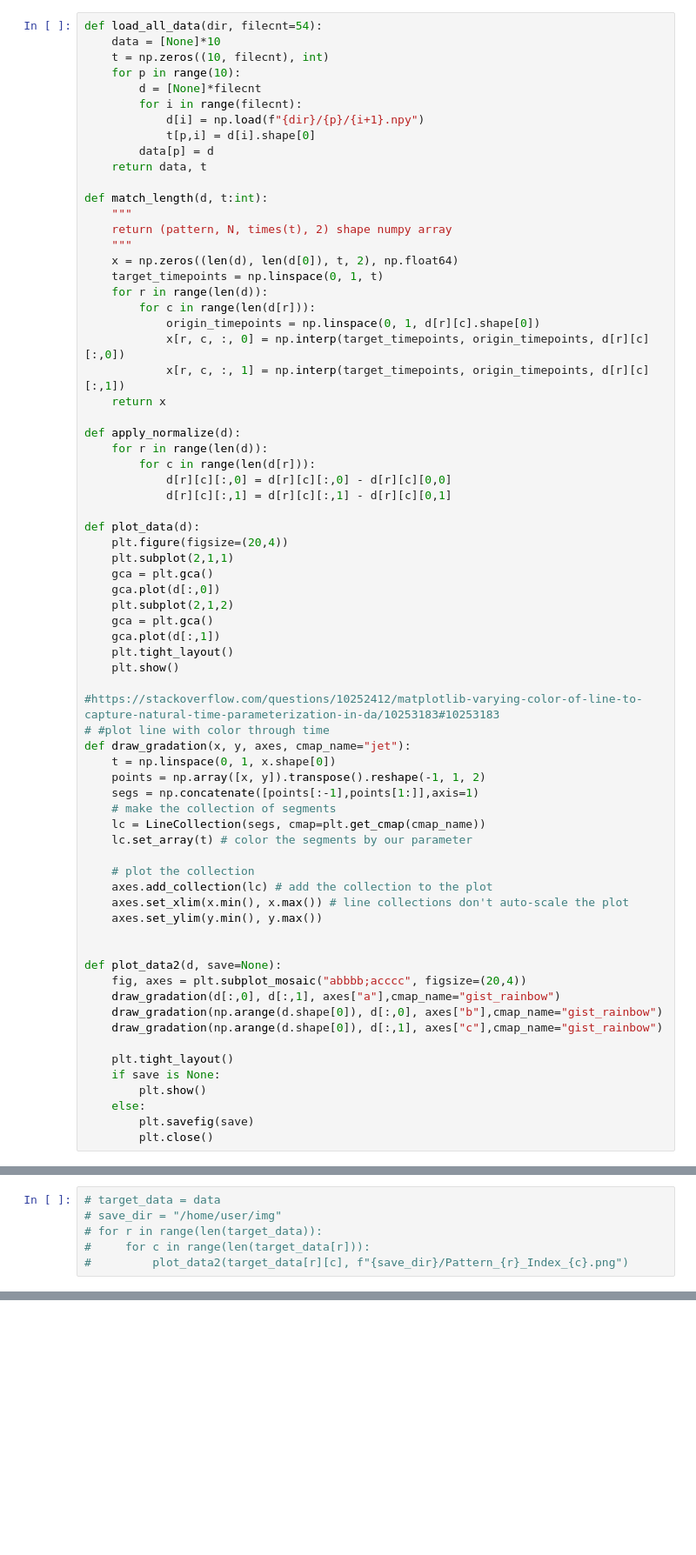
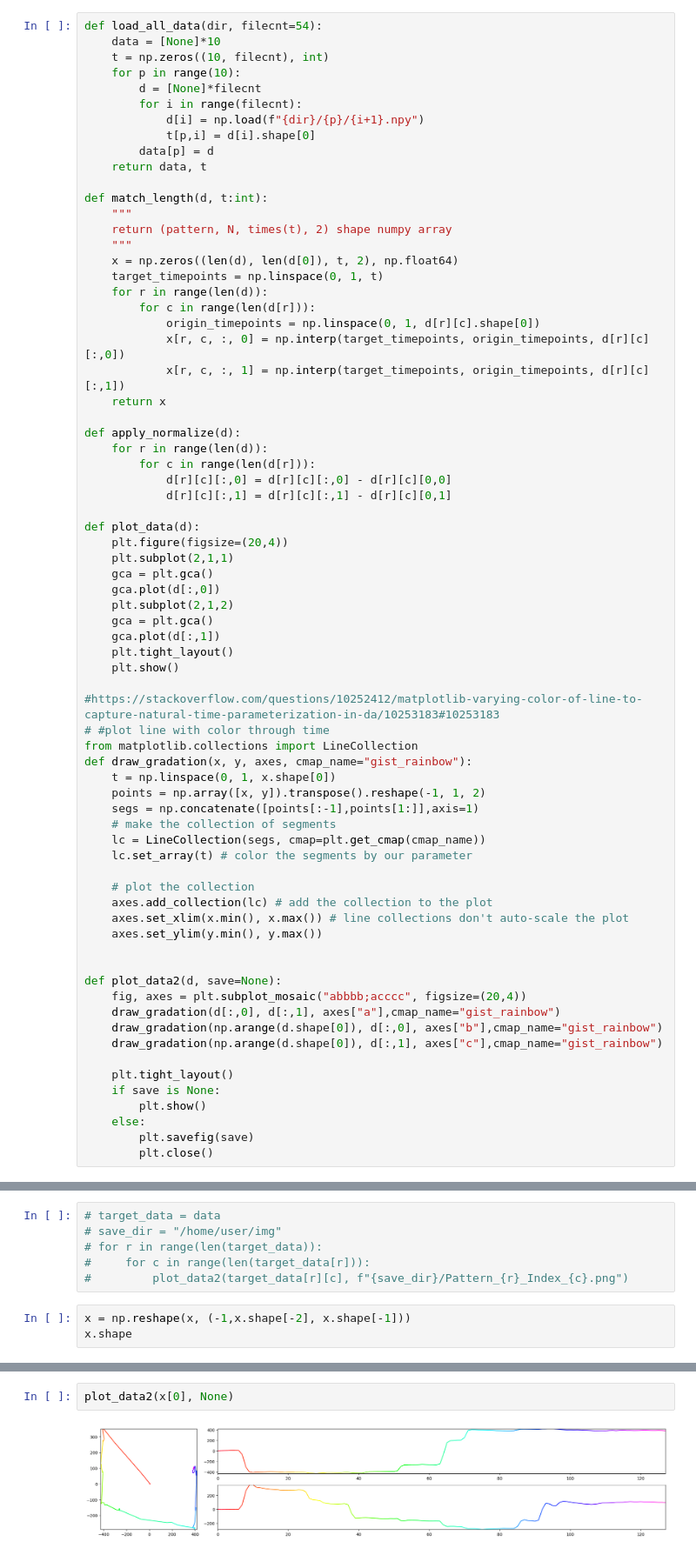
Before and after one commit to gusxo/backup, a Jupyter notebook: try_timegan.ipynb, the cells around one changed output, grey strips where cells are left out. Shown: that part at 87% size. Cells and saved outputs as stored; diff of their text form; blank space fills up the shorter version.

```diff
--- a/try_timegan.ipynb
+++ b/try_timegan.ipynb
@@ -49,7 +48,8 @@ def plot_data(d):
 
 #https://stackoverflow.com/questions/10252412/matplotlib-varying-color-of-line-to-capture-natural-time-parameterization-in-da/10253183#10253183
 # #plot line with color through time
-def draw_gradation(x, y, axes, cmap_name="jet"):
+from matplotlib.collections import LineCollection
+def draw_gradation(x, y, axes, cmap_name="gist_rainbow"):
     t = np.linspace(0, 1, x.shape[0])
     points = np.array([x, y]).transpose().reshape(-1, 1, 2)
     segs = np.concatenate([points[:-1],points[1:]],axis=1)
@@ -85,3 +88,6 @@ x = match_length(data, 128)
 # for r in range(len(target_data)):
 #     for c in range(len(target_data[r])):
 #         plot_data2(target_data[r][c], f"{save_dir}/Pattern_{r}_Index_{c}.png")
+# %%
+x = np.reshape(x, (-1,x.shape[-2], x.shape[-1]))
+x.shape
@@ -87,0 +96,4 @@ x = match_length(data, 128)
+# %%
+plot_data2(x[0], None)
+# %% [output]
+[figure, added]
```
Also changed, not shown: parts of 8 cells of this notebook.
